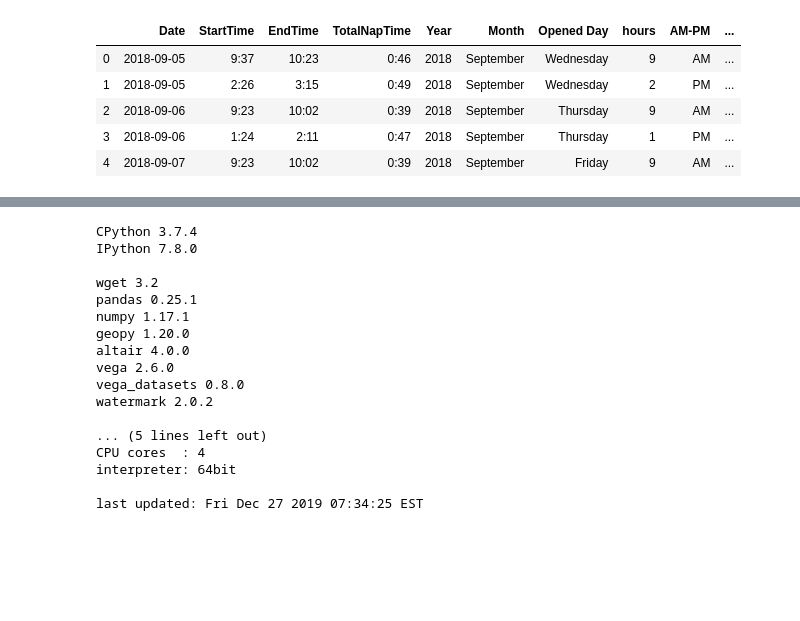
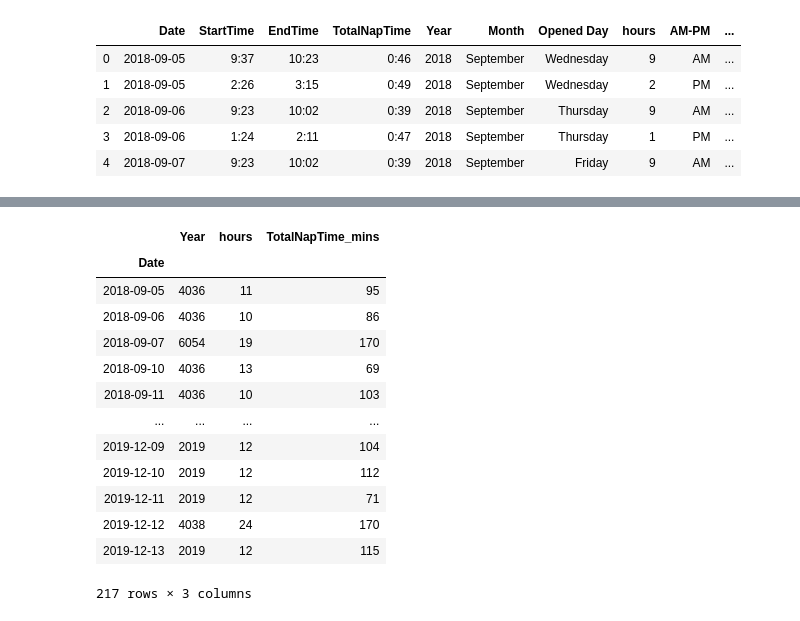
Before and after one commit to munindranath/Tadpole, a Jupyter notebook: Tadpole-Nap.ipynb, the cells around one changed output, grey strips where cells are left out. Drawn from its saved outputs; the diff is of its cells as text; code cells hidden in the pictures; blank space fills up the shorter version.

```diff
--- a/Tadpole-Nap.ipynb
+++ b/Tadpole-Nap.ipynb
@@ -134,27 +143,19 @@ df.head(20)
-# %%
-%load_ext watermark
-
-# python, ipython, packages, and machine characteristics
-%watermark -v -m -p wget,pandas,numpy,geopy,altair,vega,vega_datasets,watermark
-
-# date
-print (" ")
-%watermark -u -n -t -z
-# %% [output]
-CPython 3.7.4
-IPython 7.8.0
-
-wget 3.2
-pandas 0.25.1
-numpy 1.17.1
-geopy 1.20.0
-altair 4.0.0
-vega 2.6.0
-vega_datasets 0.8.0
-watermark 2.0.2
-
-... (5 lines left out)
-CPU cores  : 4
-interpreter: 64bit
-
-last updated: Fri Dec 27 2019 07:34:25 EST
+# %%
+#nap = df.groupby('Date').count()
+nap = df.groupby('Date').sum()
+nap
+# %% [output]
+|  | Year | hours | TotalNapTime_mins |
+| Date |  |  |  |
+| 2018-09-05 | 4036 | 11 | 95 |
+| 2018-09-06 | 4036 | 10 | 86 |
+| 2018-09-07 | 6054 | 19 | 170 |
+| 2018-09-10 | 4036 | 13 | 69 |
+| 2018-09-11 | 4036 | 10 | 103 |
+| ... | ... | ... | ... |
+| 2019-12-09 | 2019 | 12 | 104 |
+| 2019-12-10 | 2019 | 12 | 112 |
+| 2019-12-11 | 2019 | 12 | 71 |
+| 2019-12-12 | 4038 | 24 | 170 |
+| 2019-12-13 | 2019 | 12 | 115 |
+217 rows × 3 columns
```
Also changed, not shown: parts of 11 cells of this notebook.
